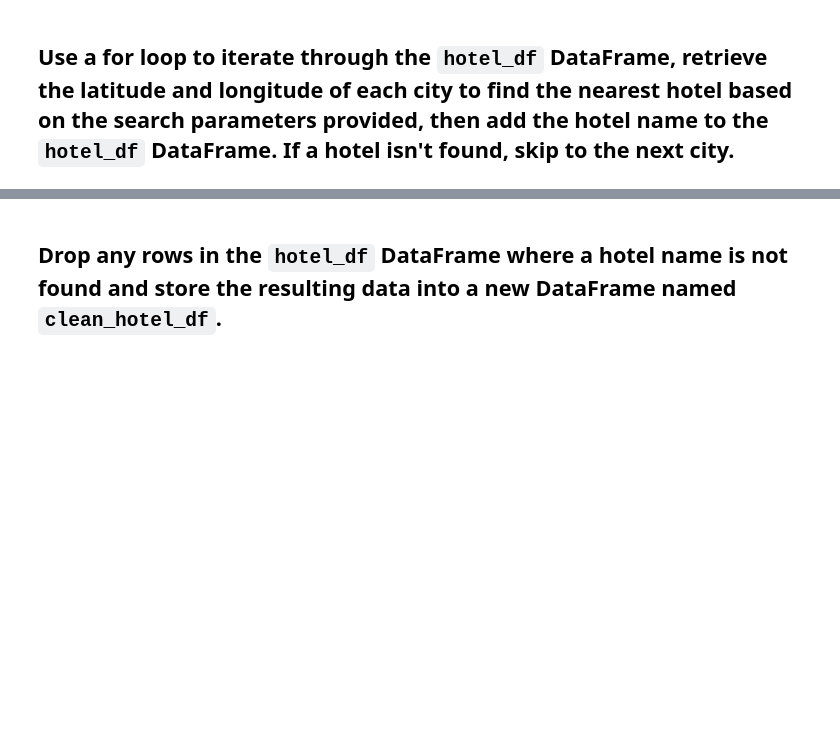
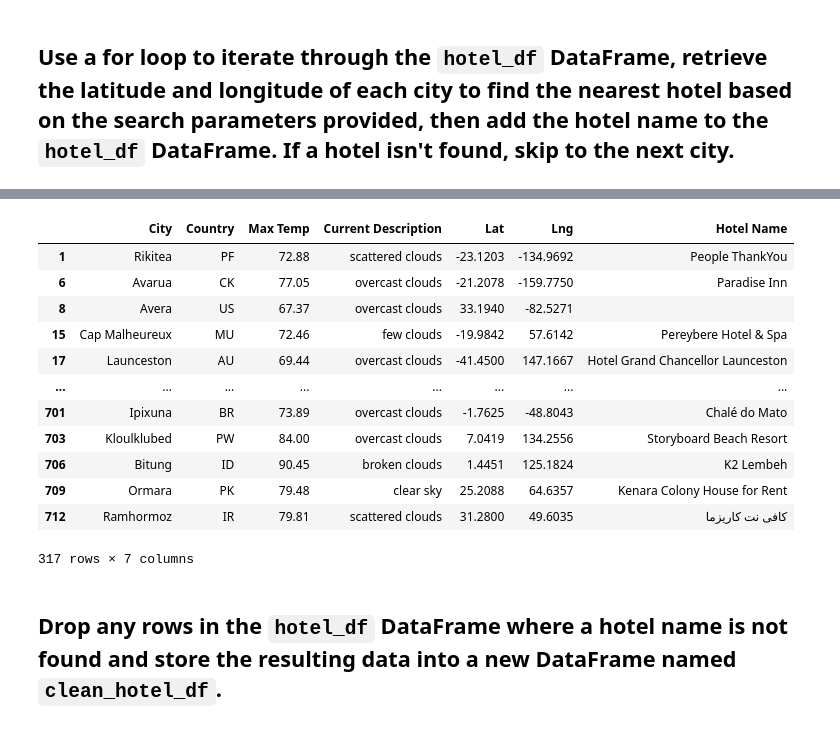
Before and after one commit to cobb-j/World_Weather_Analysis-, a Jupyter notebook: Vacation Search/Vacation_Search.ipynb, the cells around one changed output, grey strips where cells are left out. Saved outputs shown, nothing was run; the diff lists cells and outputs as text; code cells hidden in the pictures; blank space fills up the shorter version.

```diff
--- a/Vacation Search/Vacation_Search.ipynb
+++ b/Vacation Search/Vacation_Search.ipynb
@@ -99,7 +128,5 @@ clean_travel_cities = # YOUR CODE HERE
 ## Use the `copy` Pandas function to create a new DataFrame, called `hotel_df`, by copying the following columns from the `clean_travel_cities` DataFrame: "City", "Country", "Max Temp", "Current Description", "Lat", "Lng".
 # %%
 # Create DataFrame called hotel_df by copying some columns from the clean_travel_cities DataFrame.
-hotel_df = # YOUR CODE HERE
-
-# Display sample data
-# YOUR CODE HERE
+hotel_df = clean_df[["City", "Country", "Max Temp", "Current Description", "Lat", "Lng"]].copy()
+hotel_df
@@ -107,7 +148,5 @@ hotel_df = # YOUR CODE HERE
 ## Add a new empty column named `Hotel Name` to the `hotel_df` DataFrame.
 # %%
 # Add a new empty column, "Hotel Name", to the hotel_df DataFrame
-# YOUR CODE HERE
-
-# Display sample data
-# YOUR CODE HERE
+hotel_df["Hotel Name"] = " "
+hotel_df.head(10)
@@ -126,8 +177,8 @@ params = {
 # Iterate through the hotel DataFrame
 for index, row in hotel_df.iterrows():
     # Fetch latitude and longitude from the DataFrame
-    lat = # YOUR CODE HERE
-    lng = # YOUR CODE HERE
+    lat = row["Lat"]
+    lng = row["Lng"]
 
     # Add the latitude and longitude as parameters to the params dictionary
     params["location"] = f"{lat},{lng}"
@@ -136,7 +187,7 @@ for index, row in hotel_df.iterrows():
     base_url = "https://maps.googleapis.com/maps/api/place/nearbysearch/json"
 
     # Make an API request and retrieve the JSON data from the hotel search
-    hotels = # YOUR CODE HERE
+    hotels = requests.get(base_url, params=params).json()
 
     # Get the first hotel from the results and store the name, if a hotel isn't found skip the city
     try:
@@ -149,3 +215,19 @@ for index, row in hotel_df.iterrows():
+# %%
+hotel_df
+# %% [output]
+|  | City | Country | Max Temp | Current Description | Lat | Lng | Hotel Name |
+| 1 | Rikitea | PF | 72.88 | scattered clouds | -23.1203 | -134.9692 | People ThankYou |
+| 6 | Avarua | CK | 77.05 | overcast clouds | -21.2078 | -159.7750 | Paradise Inn |
+| 8 | Avera | US | 67.37 | overcast clouds | 33.1940 | -82.5271 |  |
+| 15 | Cap Malheureux | MU | 72.46 | few clouds | -19.9842 | 57.6142 | Pereybere Hotel & Spa |
+| 17 | Launceston | AU | 69.44 | overcast clouds | -41.4500 | 147.1667 | Hotel Grand Chancellor Launceston |
+| ... | ... | ... | ... | ... | ... | ... | ... |
+| 701 | Ipixuna | BR | 73.89 | overcast clouds | -1.7625 | -48.8043 | Chalé do Mato |
+| 703 | Kloulklubed | PW | 84.00 | overcast clouds | 7.0419 | 134.2556 | Storyboard Beach Resort |
+| 706 | Bitung | ID | 90.45 | broken clouds | 1.4451 | 125.1824 | K2 Lembeh |
+| 709 | Ormara | PK | 79.48 | clear sky | 25.2088 | 64.6357 | Kenara Colony House for Rent |
+| 712 | Ramhormoz | IR | 79.81 | scattered clouds | 31.2800 | 49.6035 | کافی نت کاریزما |
+317 rows × 7 columns
 # %% [markdown]
 ## Drop any rows in the `hotel_df` DataFrame where a hotel name is not found and store the resulting data into a new DataFrame named `clean_hotel_df`.
 # %%
```
Also changed, not shown: parts of 15 cells of this notebook, 2 other files.
